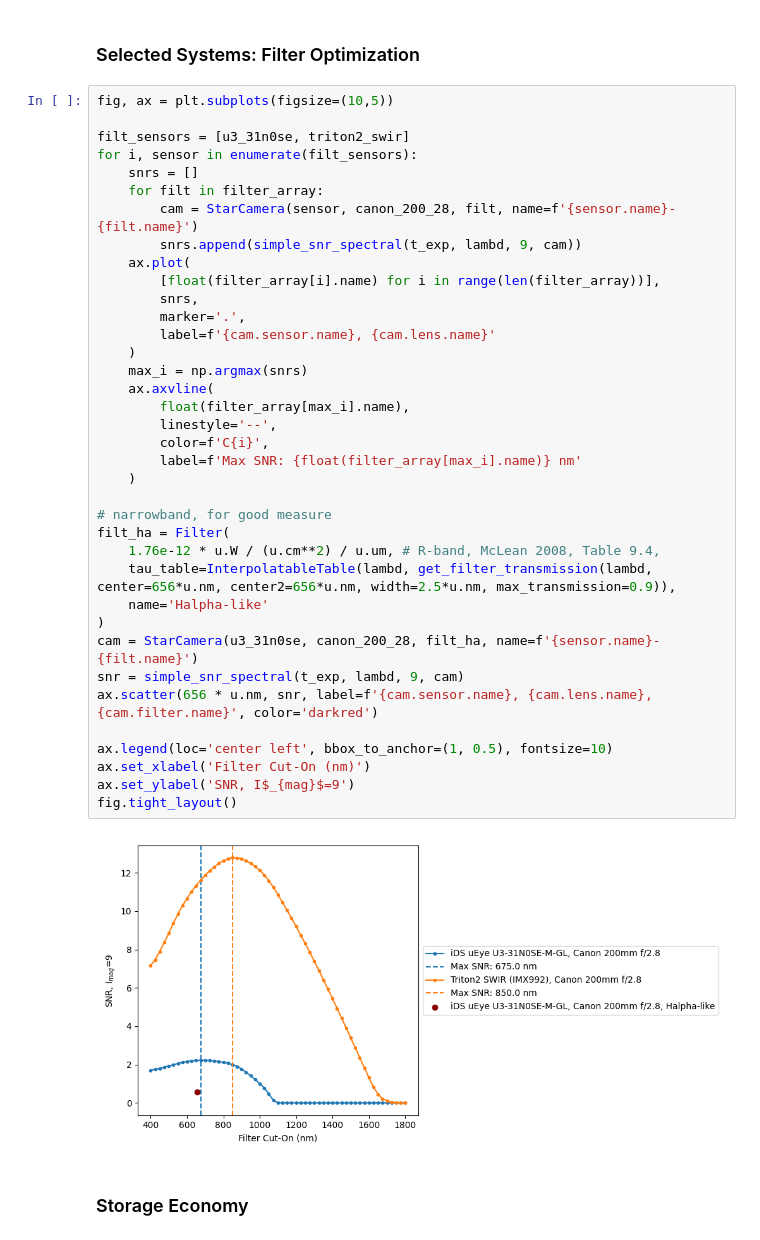
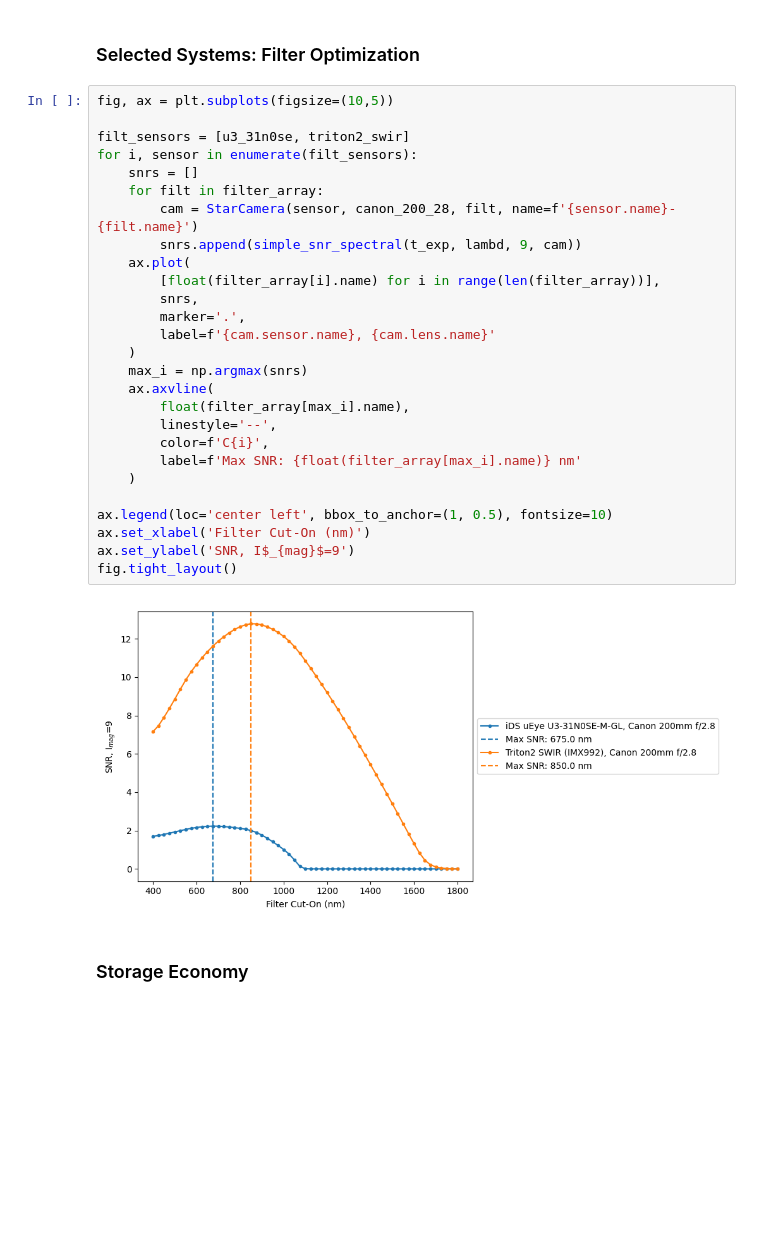
Before and after one commit to evanmayer/starcam-sim, a Jupyter notebook: starcam_trade_study.ipynb, the cells around one changed output. Saved outputs shown, nothing was run; the diff lists cells and outputs as text; blank space fills up the shorter version.

```diff
--- a/starcam_trade_study.ipynb
+++ b/starcam_trade_study.ipynb
@@ -607,42 +601,32 @@ plt.show()
 # %%
 fig, ax = plt.subplots(figsize=(10,5))
 
 filt_sensors = [u3_31n0se, triton2_swir]
 for i, sensor in enumerate(filt_sensors):
     snrs = []
     for filt in filter_array:
         cam = StarCamera(sensor, canon_200_28, filt, name=f'{sensor.name}-{filt.name}')
         snrs.append(simple_snr_spectral(t_exp, lambd, 9, cam))
     ax.plot(
         [float(filter_array[i].name) for i in range(len(filter_array))],
         snrs,
         marker='.',
         label=f'{cam.sensor.name}, {cam.lens.name}'
     )
     max_i = np.argmax(snrs)
     ax.axvline(
         float(filter_array[max_i].name),
         linestyle='--',
         color=f'C{i}',
         label=f'Max SNR: {float(filter_array[max_i].name)} nm'
     )
 
-# narrowband, for good measure
-filt_ha = Filter(
-    1.76e-12 * u.W / (u.cm**2) / u.um, # R-band, McLean 2008, Table 9.4,
-    tau_table=InterpolatableTable(lambd, get_filter_transmission(lambd, center=656*u.nm, center2=656*u.nm, width=2.5*u.nm, max_transmission=0.9)),
-    name='Halpha-like'
-)
-cam = StarCamera(u3_31n0se, canon_200_28, filt_ha, name=f'{sensor.name}-{filt.name}')
-snr = simple_snr_spectral(t_exp, lambd, 9, cam)
-ax.scatter(656 * u.nm, snr, label=f'{cam.sensor.name}, {cam.lens.name}, {cam.filter.name}', color='darkred')
-
 ax.legend(loc='center left', bbox_to_anchor=(1, 0.5), fontsize=10)
 ax.set_xlabel('Filter Cut-On (nm)')
 ax.set_ylabel('SNR, I$_{mag}$=9')
 fig.tight_layout()
 # %% [output]
-[figure, old version]
+[figure, new version]
 # %% [markdown]
 ### Storage Economy
 # %%
```
Also changed, not shown: parts of 8 cells of this notebook.
